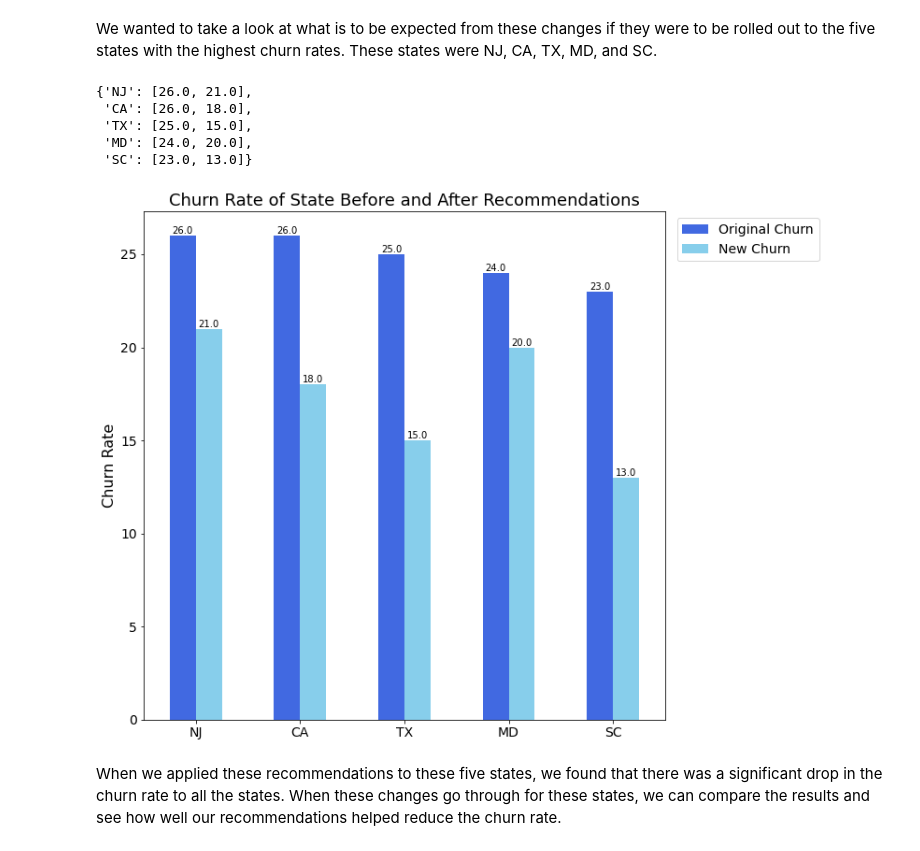
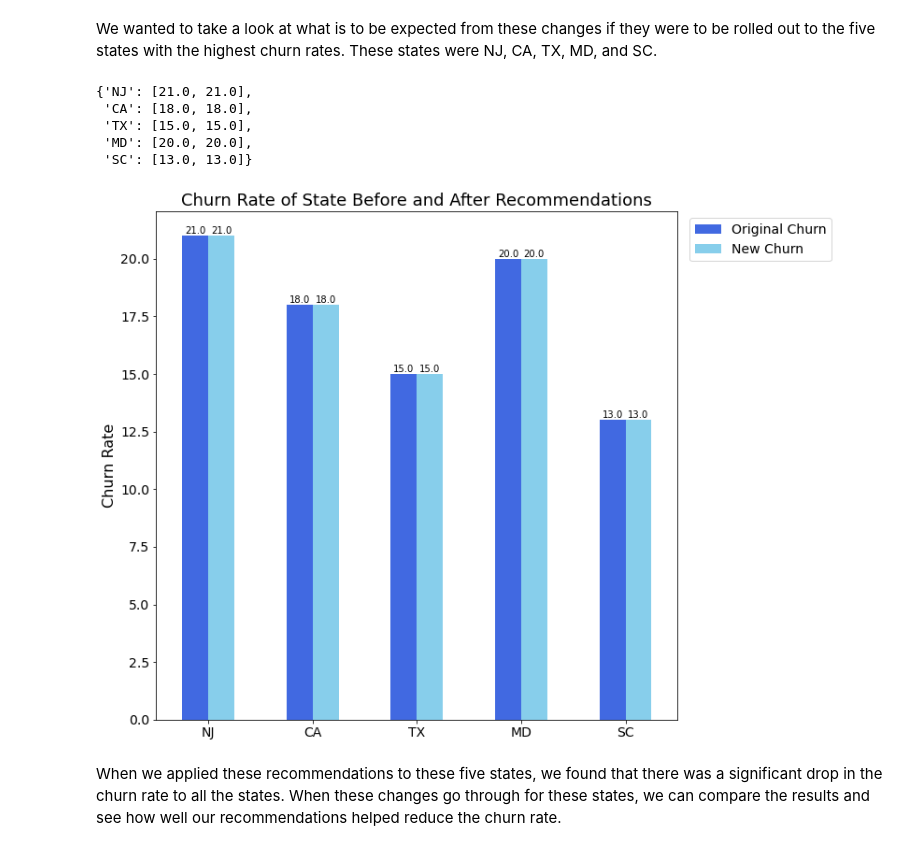
Before and after one commit to arthursjkim/SyriaTel_Customer_Churn, a Jupyter notebook: 02_Models.ipynb, the cells around one changed output. Drawn from its saved outputs; the diff is of its cells as text; code cells hidden in the pictures.

```diff
--- a/02_Models.ipynb
+++ b/02_Models.ipynb
@@ -987,48 +984,48 @@ for state in key_states:
     states[state] = [None, None]
 
 for state in key_states:
-    states[state][0] = state_churn(df, state)
+    states[state][0] = state_churn(new_df3, state)
     states[state][1] = state_churn(new_df3, state)
 # %%
 states
 # %% [output]
-{'NJ': [26.0, 21.0],
- 'CA': [26.0, 18.0],
- 'TX': [25.0, 15.0],
- 'MD': [24.0, 20.0],
- 'SC': [23.0, 13.0]}
+{'NJ': [21.0, 21.0],
+ 'CA': [18.0, 18.0],
+ 'TX': [15.0, 15.0],
+ 'MD': [20.0, 20.0],
+ 'SC': [13.0, 13.0]}
 # %%
-df = pd.DataFrame(states).T
-df.rename(columns={0:'Original Churn', 1: 'New Churn'}, inplace=True)
+df2 = pd.DataFrame(states).T
+df2.rename(columns={0:'Original Churn', 1: 'New Churn'}, inplace=True)
 # plot grouped bar chart
 fig, ax = plt.subplots(figsize=(10,10))
 
-df.plot(kind="bar", ax=ax, color=['royalblue','skyblue'])
+df2.plot(kind="bar", ax=ax, color=['royalblue','skyblue'])
 
 #set labels for axes, and the x and y tick size
 ax.set_title('Churn Rate of State Before and After Recommendations', fontsize=18)
 ax.set_ylabel("Churn Rate", fontsize=16)
 plt.xticks(size = 14, rotation=0)
 plt.yticks(size = 14)
 
 #reverse the legend labels so that it matches with the bar graphs
 ax.legend(bbox_to_anchor=(1.01, 1), loc='upper left', prop={'size': 14})
 
 
 for bar in ax.patches:
     # The text annotation for each bar should be its height
     bar_value = bar.get_height()
     text = f'{bar_value:,}'
     # Get the middle of each bar on the x-axis.
     text_x = bar.get_x() + bar.get_width() / 2
     # get_y() is where the bar starts so we add the height to it.
     text_y = bar.get_y() + bar_value
     # set the text
     ax.text(text_x, text_y, text, ha='center', va='bottom', color='black', size=10)
 
 fig.savefig('images/Churn_Rate_of_State_Before_and_After_Recommendations.png', bbox_inches='tight')
 # %% [output]
-[figure, old version]
+[figure, new version]
 # %% [markdown]
 When we applied these recommendations to these five states, we found that there was a significant drop in the churn rate to all the states. When these changes go through for these states, we can compare the results and see how well our recommendations helped reduce the churn rate.
 # %% [markdown]
```
Also changed, not shown: parts of 22 cells of this notebook, 1 other file.
